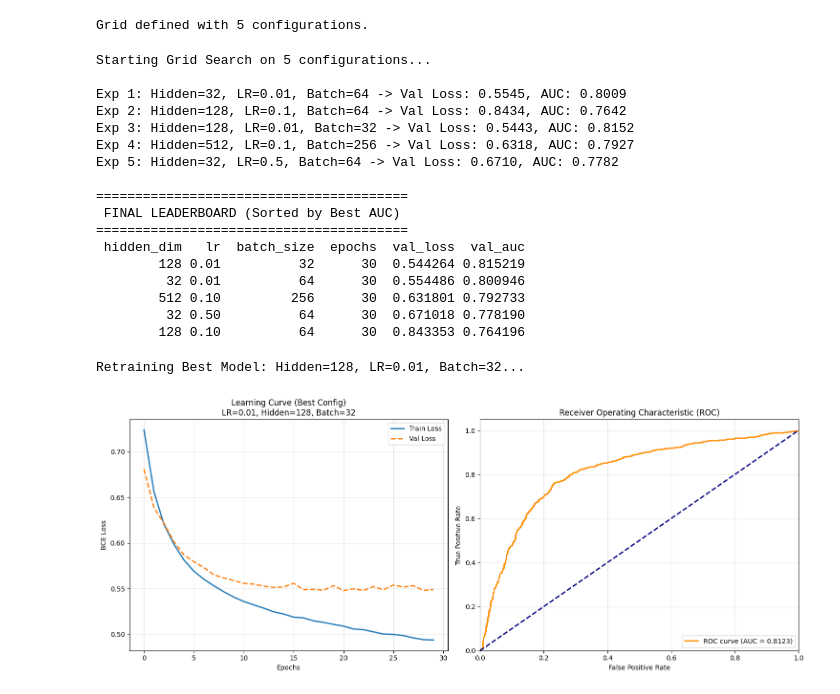
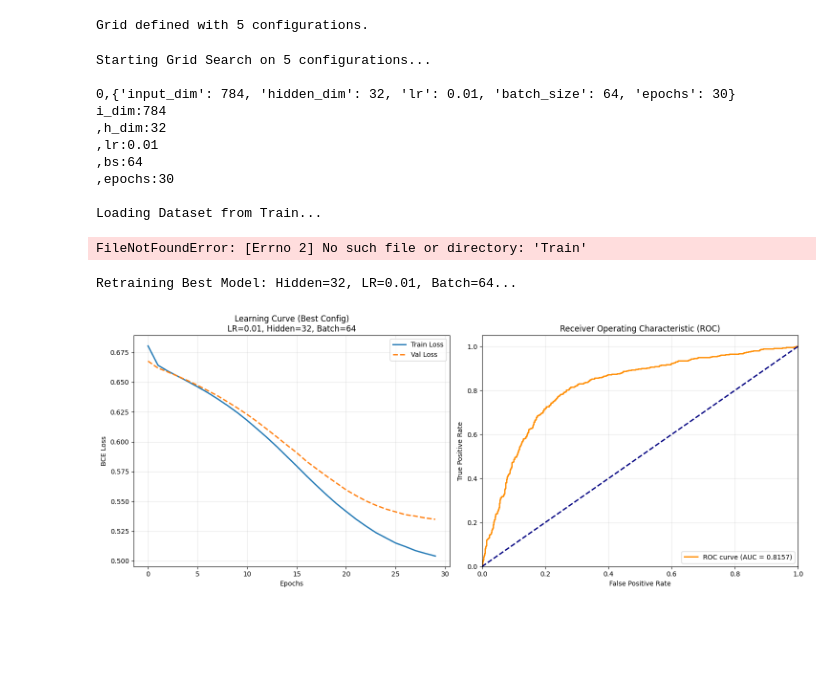
Before and after one commit to ohsono/stats426, a Jupyter notebook: HW/HW1/MLP-1layer-classification.ipynb, the cells around one changed output. Saved outputs shown, nothing was run; the diff lists cells and outputs as text; code cells hidden in the pictures; blank space fills up the shorter version.

```diff
--- a/HW/HW1/MLP-1layer-classification.ipynb
+++ b/HW/HW1/MLP-1layer-classification.ipynb
@@ -192,15 +317,15 @@ Experiment runner defined.
 # List of dictionaries, each representing one experiment
 experiments = [
     # 1. Baseline
-    {'hidden_dim': 32,  'lr': 0.01, 'batch_size': 64,  'epochs': 30},
+    {'input_dim':784, 'hidden_dim': 32,  'lr': 0.01, 'batch_size': 64,  'epochs': 30},
     # 2. Wider Network + Higher Learning Rate
-    {'hidden_dim': 128, 'lr': 0.1,  'batch_size': 64,  'epochs': 30},
+    {'input_dim':784, 'hidden_dim': 128, 'lr': 0.1,  'batch_size': 64,  'epochs': 30},
     # 3. Smaller Batch Size (More noisy updates, often better generalization)
-    {'hidden_dim': 128, 'lr': 0.01, 'batch_size': 32,  'epochs': 30},
+    {'input_dim':784, 'hidden_dim': 128, 'lr': 0.01, 'batch_size': 32,  'epochs': 30},
     # 4. Large Batch + Wide Network (Approximates full gradient descent)
-    {'hidden_dim': 512, 'lr': 0.1,  'batch_size': 256, 'epochs': 30},
+    {'input_dim':784, 'hidden_dim': 512, 'lr': 0.1,  'batch_size': 256, 'epochs': 30},
     # 5. Very High Learning Rate (Risk of instability)
-    {'hidden_dim': 32,  'lr': 0.5,  'batch_size': 64,  'epochs': 30},
+    {'input_dim':784, 'hidden_dim': 32,  'lr': 0.5,  'batch_size': 64,  'epochs': 30},
 ]
 
 print(f"Grid defined with {len(experiments)} configurations.")
@@ -210,9 +335,15 @@ Grid defined with 5 configurations.
 results = []
 print(f"Starting Grid Search on {len(experiments)} configurations...\n")
 
+# Paths
+train_path = './mnist_train.csv'
+val_path = './mnist_val.csv'
+test_path = './mnist_test.csv'
+
 for i, conf in enumerate(experiments):
     # Run the experiment
-    loss, auc = run_experiment(conf, train_dataset, val_dataset)
+    print ("{},{}".format(i, conf))
+    loss, auc = run_experiment(conf, train_path, val_path, test_path)
 
     # Store results
     res = conf.copy()
@@ -224,6 +355,7 @@ for i, conf in enumerate(experiments):
 
 # Display Leaderboard
 df_results = pd.DataFrame(results)
+print("shape:{}".format(df_results.shape))
 print("\n" + "="*40)
 print(" FINAL LEADERBOARD (Sorted by Best AUC)")
 print("="*40)
@@ -232,21 +364,15 @@ print(df_results.sort_values(by='val_auc', ascending=False).to_string(index=Fals
 # %% [output]
 Starting Grid Search on 5 configurations...
 
-Exp 1: Hidden=32, LR=0.01, Batch=64 -> Val Loss: 0.5545, AUC: 0.8009
-Exp 2: Hidden=128, LR=0.1, Batch=64 -> Val Loss: 0.8434, AUC: 0.7642
-Exp 3: Hidden=128, LR=0.01, Batch=32 -> Val Loss: 0.5443, AUC: 0.8152
-Exp 4: Hidden=512, LR=0.1, Batch=256 -> Val Loss: 0.6318, AUC: 0.7927
-Exp 5: Hidden=32, LR=0.5, Batch=64 -> Val Loss: 0.6710, AUC: 0.7782
+0,{'input_dim': 784, 'hidden_dim': 32, 'lr': 0.01, 'batch_size': 64, 'epochs': 30}
+i_dim:784
+,h_dim:32
+,lr:0.01
+,bs:64
+,epochs:30
 
-========================================
- FINAL LEADERBOARD (Sorted by Best AUC)
-========================================
- hidden_dim   lr  batch_size  epochs  val_loss  val_auc
-        128 0.01          32      30  0.544264 0.815219
-         32 0.01          64      30  0.554486 0.800946
-        512 0.10         256      30  0.631801 0.792733
-         32 0.50          64      30  0.671018 0.778190
-        128 0.10          64      30  0.843353 0.764196
+Loading Dataset from Train...
+FileNotFoundError: [Errno 2] No such file or directory: 'Train'
 # %%
 import matplotlib.pyplot as plt
 from sklearn.metrics import roc_curve, auc
@@ -270,7 +396,7 @@ t_loader = DataLoader(train_dataset, batch_size=bs, shuffle=True)
 v_loader = DataLoader(val_dataset, batch_size=bs, shuffle=False)
 
 # Re-init model
-model = DynamicMLP(input_dim=100, hidden_dim=h_dim)
+model = SingleMLP(input_dim=100, hidden_dim=h_dim)
 optimizer = optim.SGD(model.parameters(), lr=lr)
 criterion = nn.BCEWithLogitsLoss()
 
@@ -315,32 +441,32 @@ with torch.no_grad():
 fpr, tpr, thresholds = roc_curve(y_true, y_scores)
 roc_auc = auc(fpr, tpr)
 
 # 4. Plotting
 # ==========================================
 fig, (ax1, ax2) = plt.subplots(1, 2, figsize=(15, 6))
 
 # Plot 1: Loss Curves
 ax1.plot(history['train_loss'], label='Train Loss', linewidth=2)
 ax1.plot(history['val_loss'], label='Val Loss', linewidth=2, linestyle='--')
 ax1.set_title(f'Learning Curve (Best Config)\nLR={lr}, Hidden={h_dim}, Batch={bs}')
 ax1.set_xlabel('Epochs')
 ax1.set_ylabel('BCE Loss')
 ax1.legend()
 ax1.grid(True, alpha=0.3)
 
 # Plot 2: ROC Curve
 ax2.plot(fpr, tpr, color='darkorange', lw=2, label=f'ROC curve (AUC = {roc_auc:.4f})')
 ax2.plot([0, 1], [0, 1], color='navy', lw=2, linestyle='--')
 ax2.set_xlim([0.0, 1.0])
 ax2.set_ylim([0.0, 1.05])
 ax2.set_xlabel('False Positive Rate')
 ax2.set_ylabel('True Positive Rate')
 ax2.set_title('Receiver Operating Characteristic (ROC)')
 ax2.legend(loc="lower right")
 ax2.grid(True, alpha=0.3)
 
 plt.tight_layout()
 plt.show()
 # %% [output]
-Retraining Best Model: Hidden=128, LR=0.01, Batch=32...
+Retraining Best Model: Hidden=32, LR=0.01, Batch=64...
-[figure, old version]
+[figure, new version]
```
Also changed, not shown: parts of 9 cells of this notebook, 26 other files.
